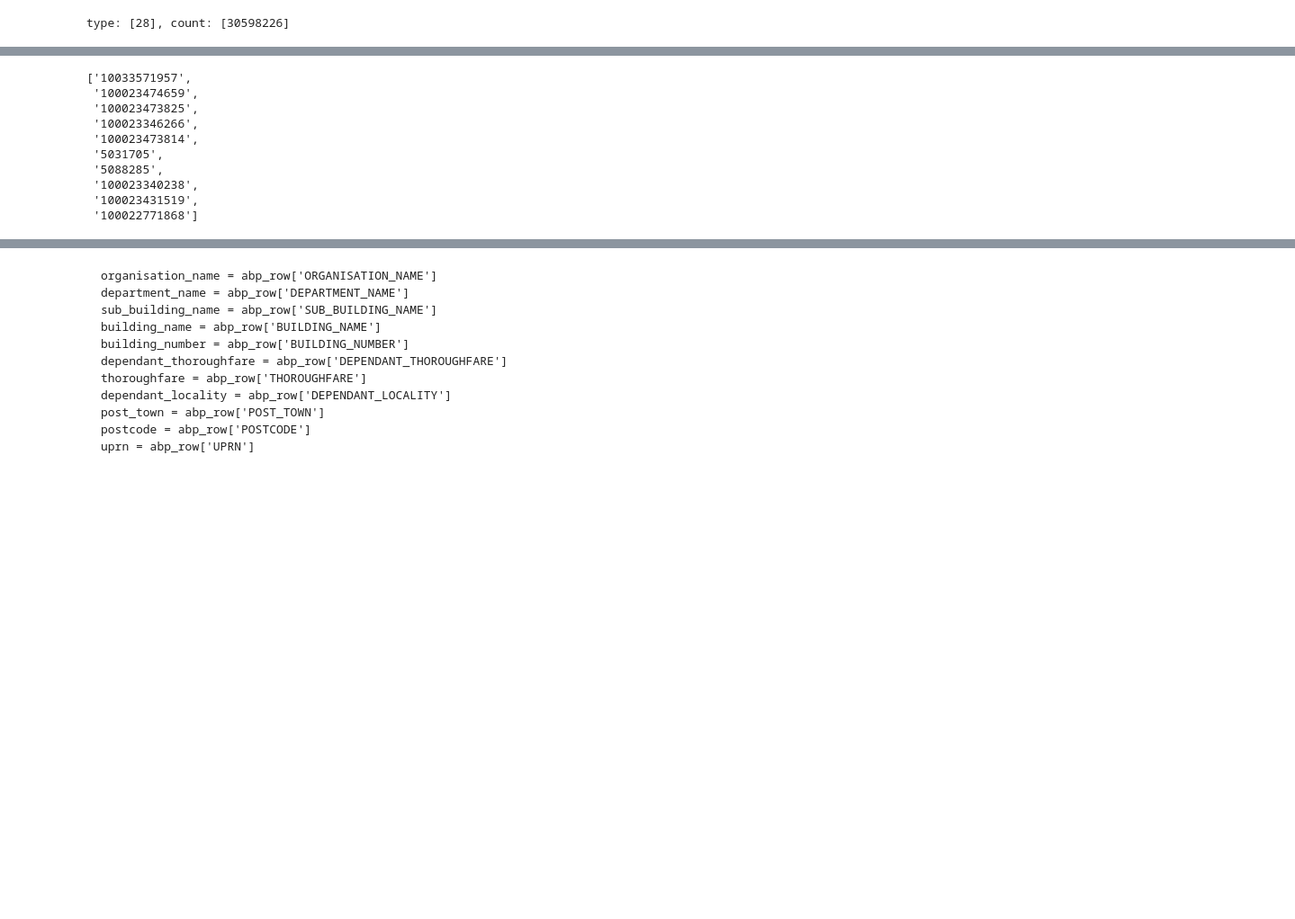
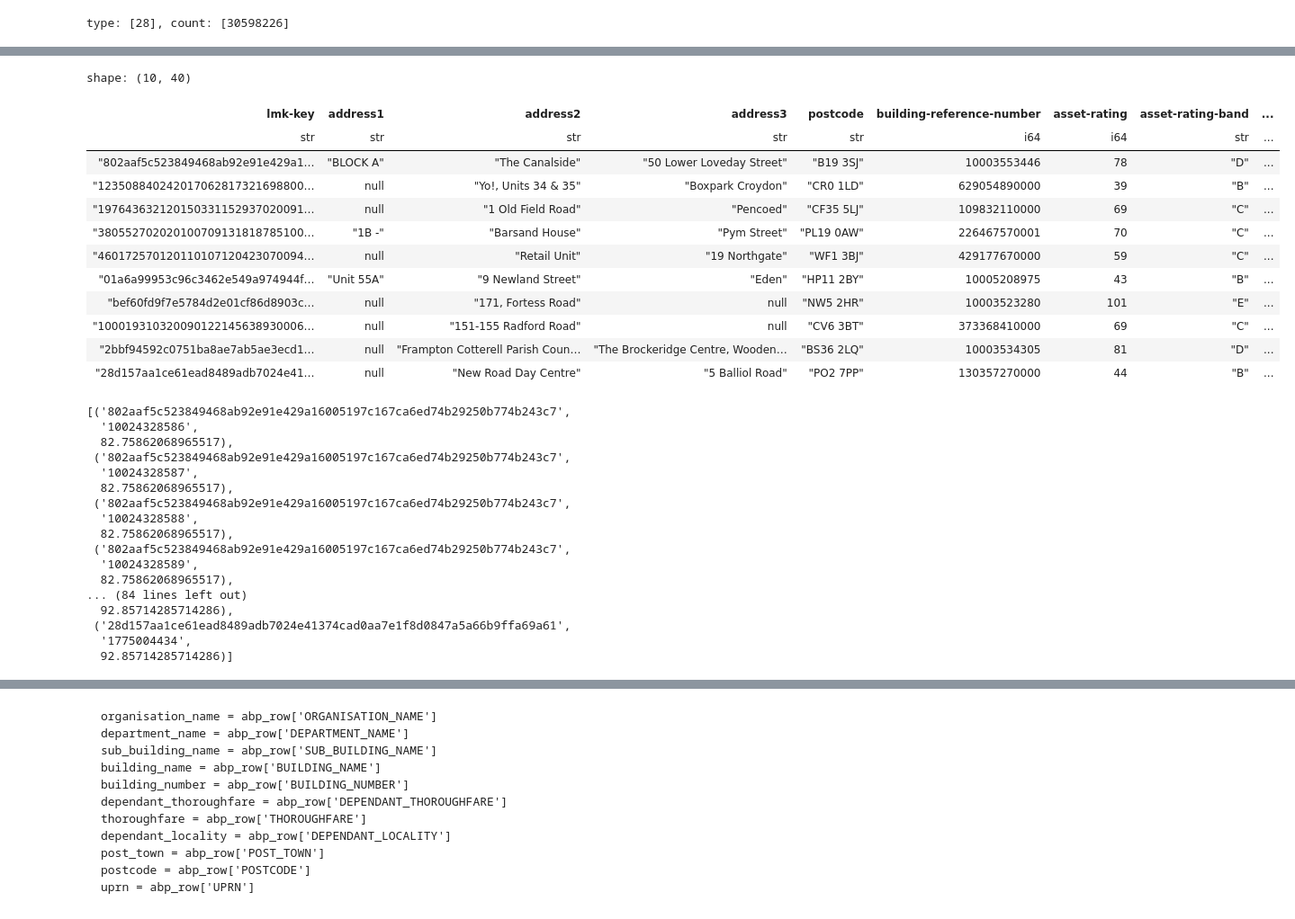
Before and after one commit to UKGovernmentBEIS/DESNZ-MEES, a Jupyter notebook: src/data-analysis/example-fuzzy-address-matching.ipynb, the cells around one changed output, grey strips where cells are left out. Shown: that part at 90% size. Cells and saved outputs as stored; diff of their text form; code cells hidden in the pictures; blank space fills up the shorter version.

Commit message:
MEESALPHA-129 fuzzy match works ok given the data, epc to abp

```diff
--- a/src/data-analysis/example-fuzzy-address-matching.ipynb
+++ b/src/data-analysis/example-fuzzy-address-matching.ipynb
@@ -8,7 +8,18 @@ load_dotenv()
 # %% [output]
 True
 # %%
-# load CCOD
-ccod_zip_file_name = os.getenv('HMLR_CCOD_OUTPUT_FILE')
-ccod_file_root = ccod_zip_file_name.replace('.zip', '')
-df_ccod =  pl.read_csv(f'downloads/{ccod_file_root}/{ccod_file_root}.csv')
+load_dotenv()
+output_file = os.getenv('EPC_OUTPUT_FILE')
+all_epc = pl.read_csv(
+    output_file,
+    try_parse_dates=True
+    #dtype={'transaction-type': str, 'aircon-present': str},
+    #parse_dates=['lodgement-date', 'lodgement-datetime']
+)
+# remove small properties
+all_epc = all_epc.filter(pl.col('floor-area') >= 40) # 40m2 min size
+# only concerned with records without a uprn
+all_epc = all_epc.filter(pl.col('uprn').is_null())
+# and remove prior records for same property
+all_epc = all_epc.sort('lodgement-datetime').unique(subset=['building-reference-number'], keep='last')
+len(all_epc) # 1213676 (1281342 before filter by floor area)
@@ -117,14 +141,38 @@ hmlr postcode not found: 12
+# %%
+all_epc.head(10)
+# %% [output]
+shape: (10, 40)
+| lmk-key | address1 | address2 | address3 | postcode | building-reference-number | asset-rating | asset-rating-band | ... |
+| str | str | str | str | str | i64 | i64 | str | ... |
+| "802aaf5c523849468ab92e91e429a1… | "BLOCK A" | "The Canalside" | "50 Lower Loveday Street" | "B19 3SJ" | 10003553446 | 78 | "D" | ... |
+| "123508840242017062817321698800… | null | "Yo!, Units 34 & 35" | "Boxpark Croydon" | "CR0 1LD" | 629054890000 | 39 | "B" | ... |
+| "197643632120150331152937020091… | null | "1 Old Field Road" | "Pencoed" | "CF35 5LJ" | 109832110000 | 69 | "C" | ... |
+| "380552702020100709131818785100… | "1B -" | "Barsand House" | "Pym Street" | "PL19 0AW" | 226467570001 | 70 | "C" | ... |
+| "460172570120110107120423070094… | null | "Retail Unit" | "19 Northgate" | "WF1 3BJ" | 429177670000 | 59 | "C" | ... |
+| "01a6a99953c96c3462e549a974944f… | "Unit 55A" | "9 Newland Street" | "Eden" | "HP11 2BY" | 10005208975 | 43 | "B" | ... |
+| "bef60fd9f7e5784d2e01cf86d8903c… | null | "171, Fortess Road" | null | "NW5 2HR" | 10003523280 | 101 | "E" | ... |
+| "100019310320090122145638930006… | null | "151-155 Radford Road" | null | "CV6 3BT" | 373368410000 | 69 | "C" | ... |
+| "2bbf94592c0751ba8ae7ab5ae3ecd1… | null | "Frampton Cotterell Parish Coun… | "The Brockeridge Centre, Wooden… | "BS36 2LQ" | 10003534305 | 81 | "D" | ... |
+| "28d157aa1ce61ead8489adb7024e41… | null | "New Road Day Centre" | "5 Balliol Road" | "PO2 7PP" | 130357270000 | 44 | "B" | ... |
 # %%
 # join uprn and id cols
-df_ccod.with_columns(uprn_matched)
+# all_epc.with_columns(uprn_matched)
+uprn_matched
 # %% [output]
-['10033571957',
- '100023474659',
- '100023473825',
- '100023346266',
- '100023473814',
- '5031705',
- '5088285',
- '100023340238',
- '100023431519',
- '100022771868']
+[('802aaf5c523849468ab92e91e429a16005197c167ca6ed74b29250b774b243c7',
+  '10024328586',
+  82.75862068965517),
+ ('802aaf5c523849468ab92e91e429a16005197c167ca6ed74b29250b774b243c7',
+  '10024328587',
+  82.75862068965517),
+ ('802aaf5c523849468ab92e91e429a16005197c167ca6ed74b29250b774b243c7',
+  '10024328588',
+  82.75862068965517),
+ ('802aaf5c523849468ab92e91e429a16005197c167ca6ed74b29250b774b243c7',
+  '10024328589',
+  82.75862068965517),
+... (84 lines left out)
+  92.85714285714286),
+ ('28d157aa1ce61ead8489adb7024e41374cad0aa7e1f8d0847a5a66b9ffa69a61',
+  '1775004434',
+  92.85714285714286)]
```
Also changed, not shown: parts of 8 cells of this notebook.
